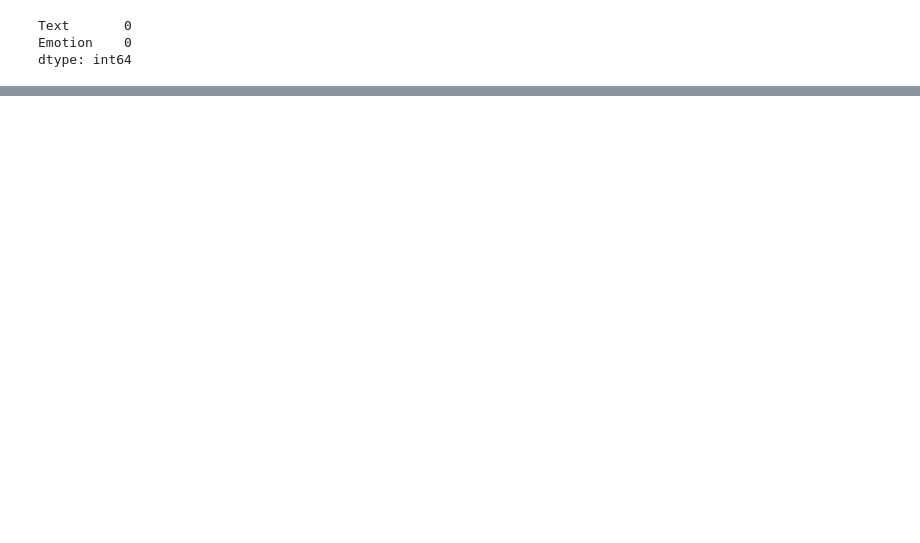
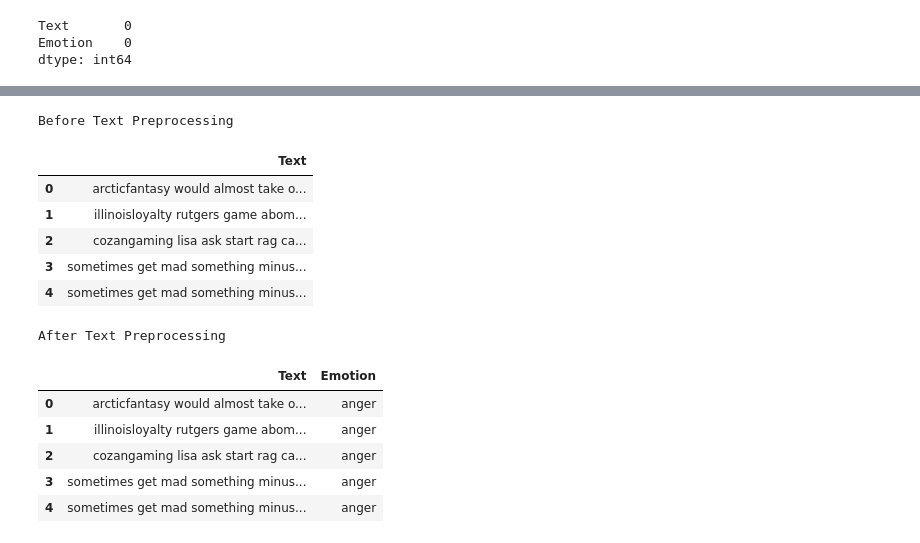
Before and after one commit to AnnaJazayeri/Emotion_Detection_from_Text, a Jupyter notebook: Emotion tweets.ipynb, the cells around one changed output, grey strips where cells are left out. Saved outputs shown, nothing was run; the diff lists cells and outputs as text; code cells hidden in the pictures; blank space fills up the shorter version.

```diff
--- a/Emotion tweets.ipynb
+++ b/Emotion tweets.ipynb
@@ -47,0 +211,21 @@ train_data.head()
+# %%
+print("Before Text Preprocessing")
+display(train_data.head()[['Text']])
+processed_df = text_preprocessing_platform(train_data, 'Text', remove_stopwords=True)
+print("After Text Preprocessing")
+display(processed_df.head())
+# %% [output]
+Before Text Preprocessing
+|  | Text |
+| 0 | arcticfantasy would almost take o... |
+| 1 | illinoisloyalty rutgers game abom... |
+| 2 | cozangaming lisa ask start rag ca... |
+| 3 | sometimes get mad something minus... |
+| 4 | sometimes get mad something minus... |
+After Text Preprocessing
+|  | Text | Emotion |
+| 0 | arcticfantasy would almost take o... | anger |
+| 1 | illinoisloyalty rutgers game abom... | anger |
+| 2 | cozangaming lisa ask start rag ca... | anger |
+| 3 | sometimes get mad something minus... | anger |
+| 4 | sometimes get mad something minus... | anger |
```
Also changed, not shown: parts of 26 cells of this notebook.
